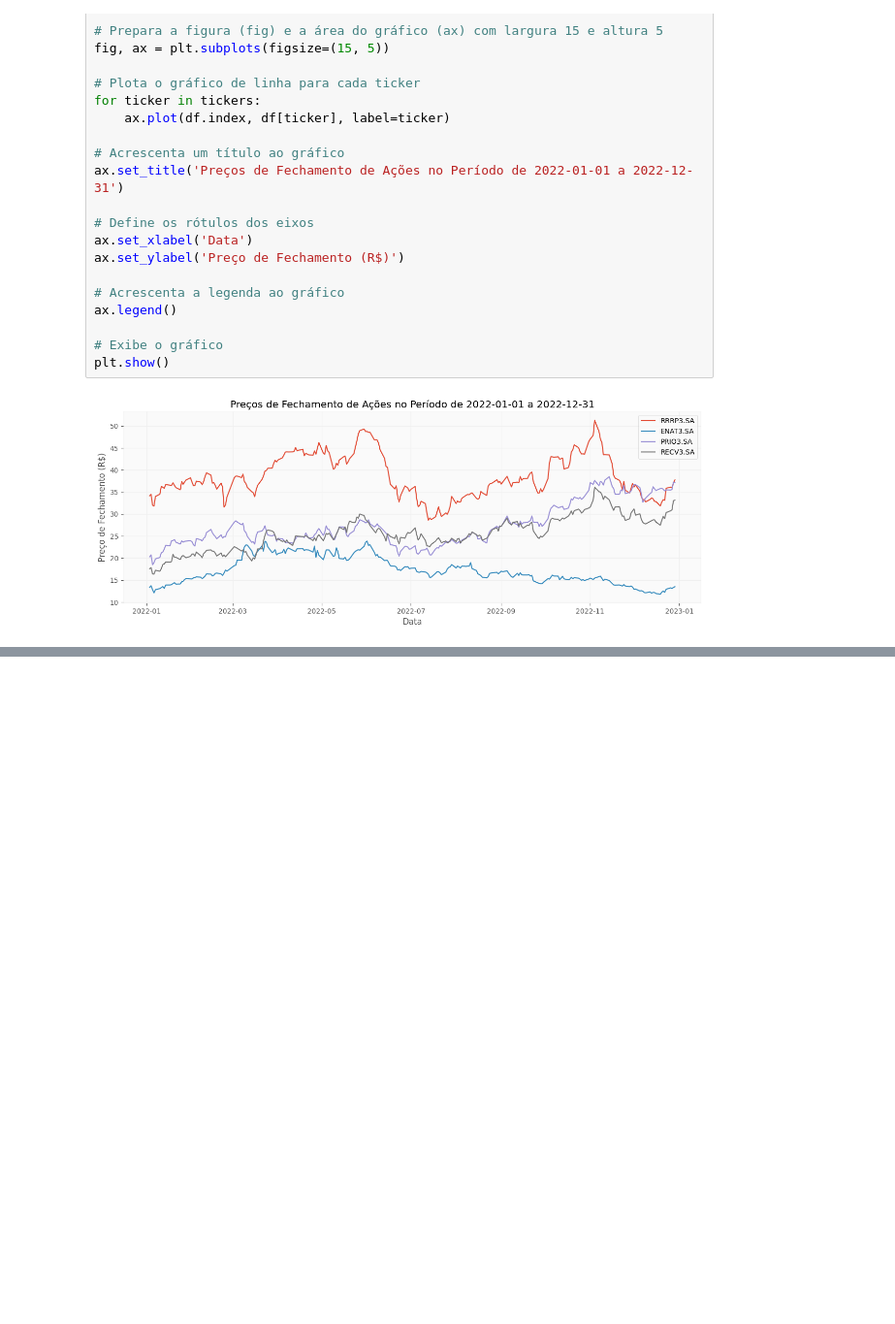
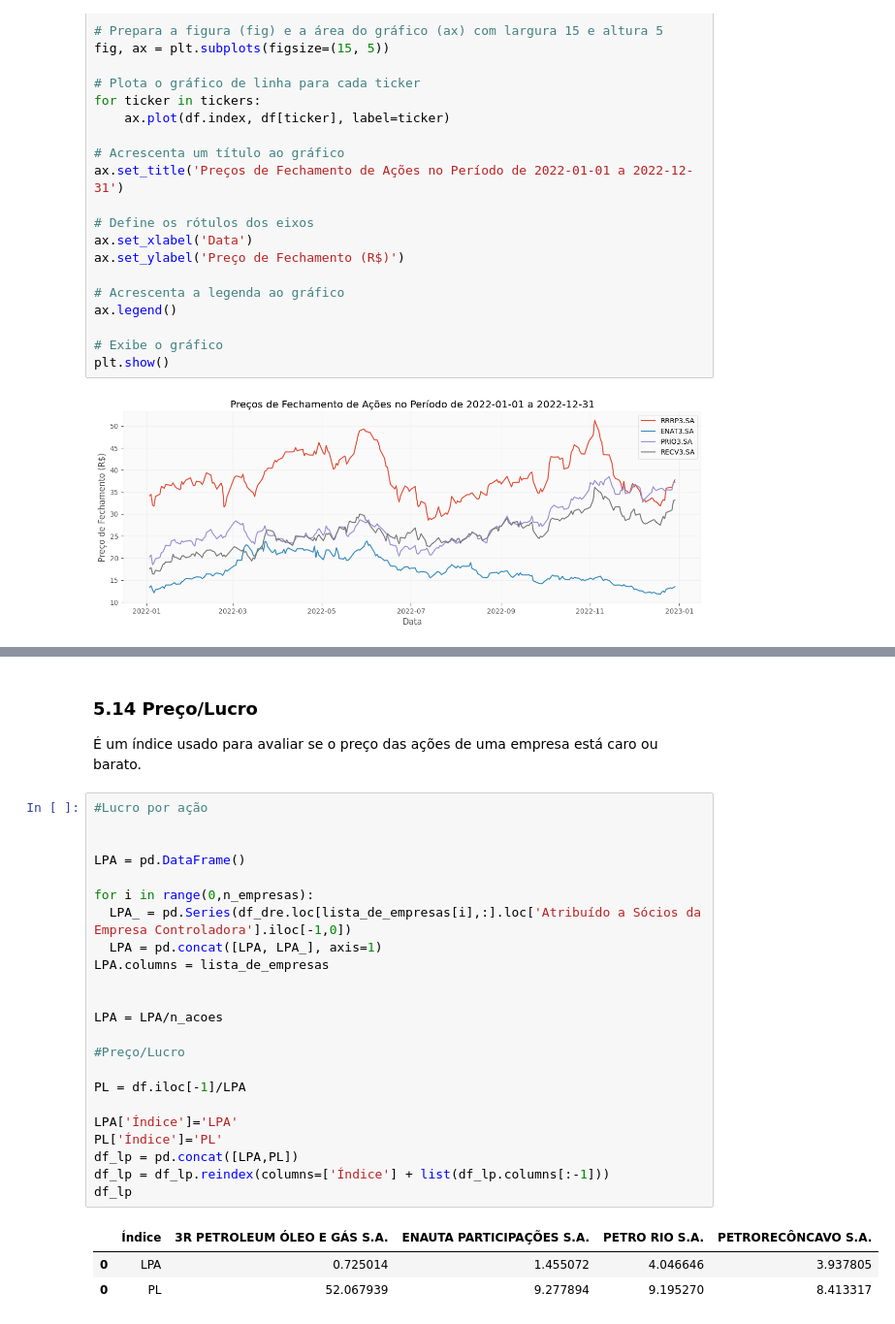
Before and after one commit to Wsouza36/Ciencia-de-Dados---PUC, a Jupyter notebook: MVP_CD_Análise_Financeira.ipynb, the cells around one changed output, grey strips where cells are left out. Shown at 97% size. Cells and saved outputs as stored; diff of their text form; blank space fills up the shorter version.

```diff
--- a/MVP_CD_Análise_Financeira.ipynb
+++ b/MVP_CD_Análise_Financeira.ipynb
@@ -1284,0 +1380,31 @@ plt.show()
+# %% [markdown]
+### 5.14 Preço/Lucro
+
+É um índice usado para avaliar se o preço das ações de uma empresa está caro ou barato.
+# %%
+#Lucro por ação
+
+
+LPA = pd.DataFrame()
+
+for i in range(0,n_empresas):
+  LPA_ = pd.Series(df_dre.loc[lista_de_empresas[i],:].loc['Atribuído a Sócios da Empresa Controladora'].iloc[-1,0])
+  LPA = pd.concat([LPA, LPA_], axis=1)
+LPA.columns = lista_de_empresas
+
+
+LPA = LPA/n_acoes
+
+#Preço/Lucro
+
+PL = df.iloc[-1]/LPA
+
+LPA['Índice']='LPA'
+PL['Índice']='PL'
+df_lp = pd.concat([LPA,PL])
+df_lp = df_lp.reindex(columns=['Índice'] + list(df_lp.columns[:-1]))
+df_lp
+# %% [output]
+|  | Índice | 3R PETROLEUM ÓLEO E GÁS S.A. | ENAUTA PARTICIPAÇÕES S.A. | PETRO RIO S.A. | PETRORECÔNCAVO S.A. |
+| 0 | LPA | 0.725014 | 1.455072 | 4.046646 | 3.937805 |
+| 0 | PL | 52.067939 | 9.277894 | 9.195270 | 8.413317 |
```
Also changed, not shown: parts of 13 cells of this notebook.
